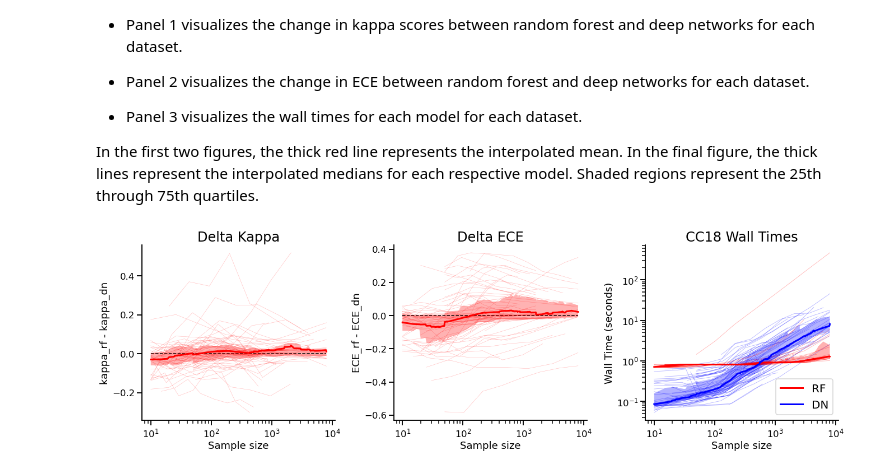
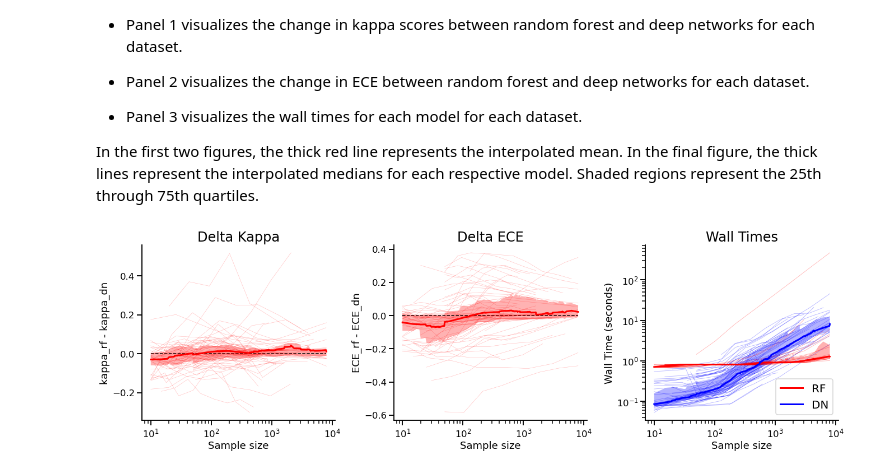
Before and after one commit to neurodata/df-dn-paper, a Jupyter notebook: cc18_figure.ipynb, the cells around one changed output. Cells and saved outputs as stored; diff of their text form; code cells hidden in the pictures.

Commit message:
Remove old notebooks and update final figure title

```diff
--- a/cc18_figure.ipynb
+++ b/cc18_figure.ipynb
@@ -241,32 +241,32 @@ for difference in range(int(total_sets)):
     ax.plot(
         full_dataset_all_sample_sizes[difference],
         dn_times_tot[difference, :],
         c="b",
         alpha=0.3,
         lw=0.8,
     )
     ax.set_xlabel("Sample size")
     ax.set_ylabel("Wall Time (seconds)")
     ax.set_xscale("log")
     ax.set_yscale("log")
-    ax.set_title("CC18 Wall Times", fontsize=24)
+    ax.set_title("Wall Times", fontsize=24)
     right_side = ax.spines["right"]
     right_side.set_visible(False)
     top_side = ax.spines["top"]
     top_side.set_visible(False)
 
 ax.hlines(0, 10, np.max(samples), colors="k", linestyles="dashed", linewidth=1.5)
 
 qunatiles = np.nanquantile(times_over_dataset_rf, [0.25, 0.75], axis=0)
 ax.fill_between(samples, qunatiles[0], qunatiles[1], facecolor="r", alpha=0.3)
 ax.plot(samples, np.nanmedian(times_over_dataset_rf, axis=0), c="r", lw=3, label="RF")
 
 qunatiles = np.nanquantile(times_over_dataset_dn, [0.25, 0.75], axis=0)
 ax.fill_between(samples, qunatiles[0], qunatiles[1], facecolor="b", alpha=0.3)
 ax.plot(samples, np.nanmedian(times_over_dataset_dn, axis=0), c="b", lw=3, label="DN")
 
 ax.legend(fontsize=20, loc="lower right")
 plt.tight_layout()
 plt.savefig("plots/cc18_experiment.png")
 # %% [output]
-[figure, old version]
+[figure, new version]
```
Also changed, not shown: 5 other files.
